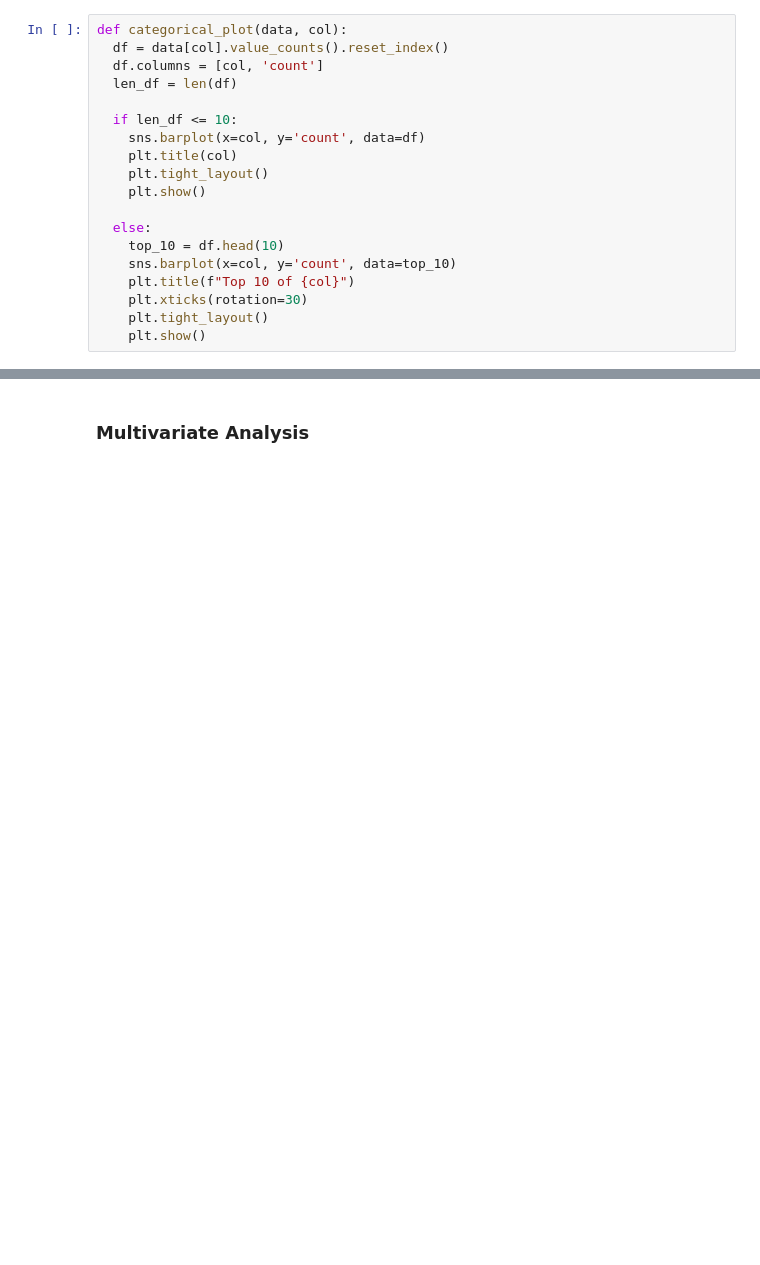
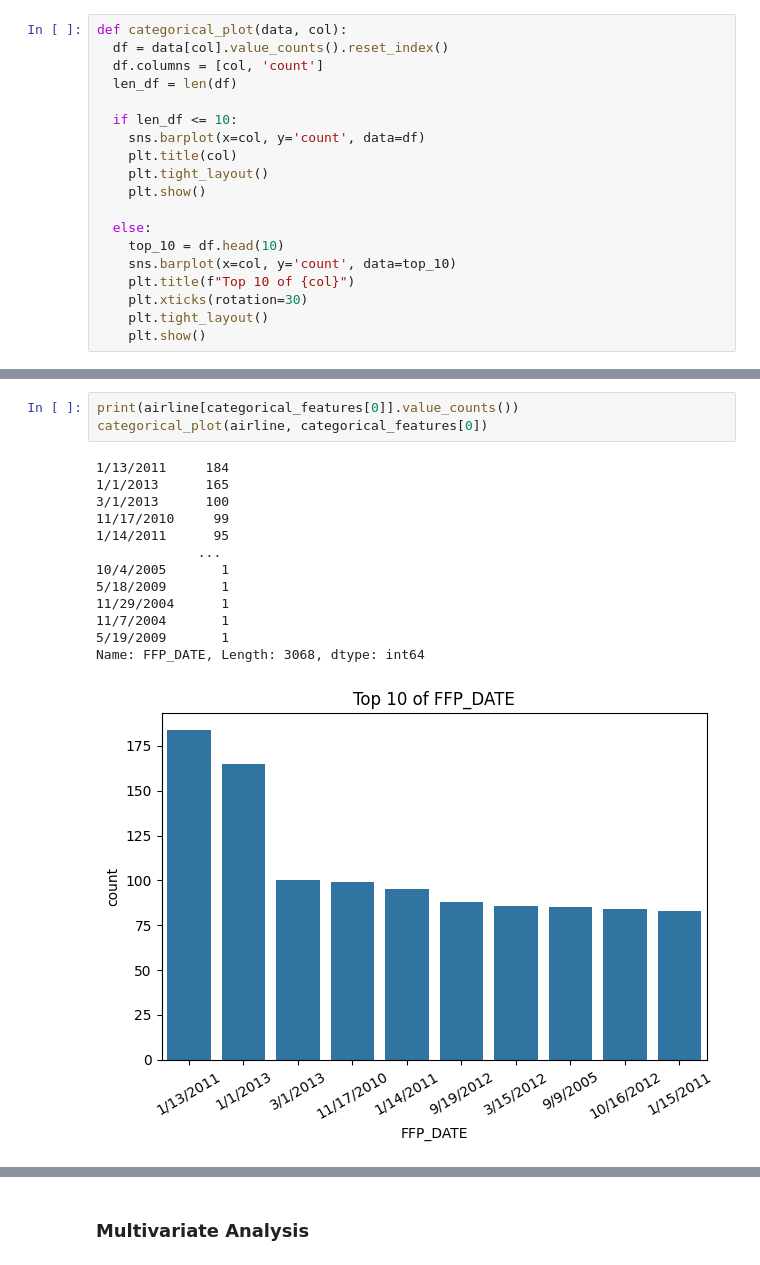
Before and after one commit to mfathul21/airline-customer-value, a Jupyter notebook: Airline_Customer_Segmentation.ipynb, the cells around one changed output, grey strips where cells are left out. Cells and saved outputs as stored; diff of their text form; blank space fills up the shorter version.

```diff
--- a/Airline_Customer_Segmentation.ipynb
+++ b/Airline_Customer_Segmentation.ipynb
@@ -156,0 +148,17 @@ for col in range(len(categorical_features)):
+# %%
+print(airline[categorical_features[0]].value_counts())
+categorical_plot(airline, categorical_features[0])
+# %% [output]
+1/13/2011     184
+1/1/2013      165
+3/1/2013      100
+11/17/2010     99
+1/14/2011      95
+             ...
+10/4/2005       1
+5/18/2009       1
+11/29/2004      1
+11/7/2004       1
+5/19/2009       1
+Name: FFP_DATE, Length: 3068, dtype: int64
+[figure, added]
```
Also changed, not shown: parts of 25 cells of this notebook.
